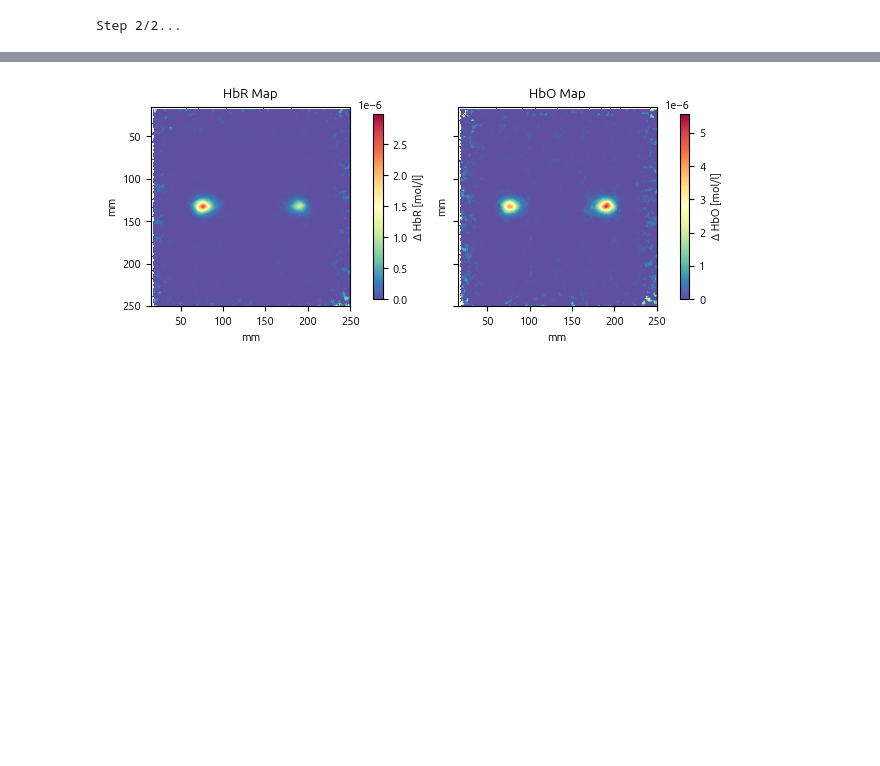
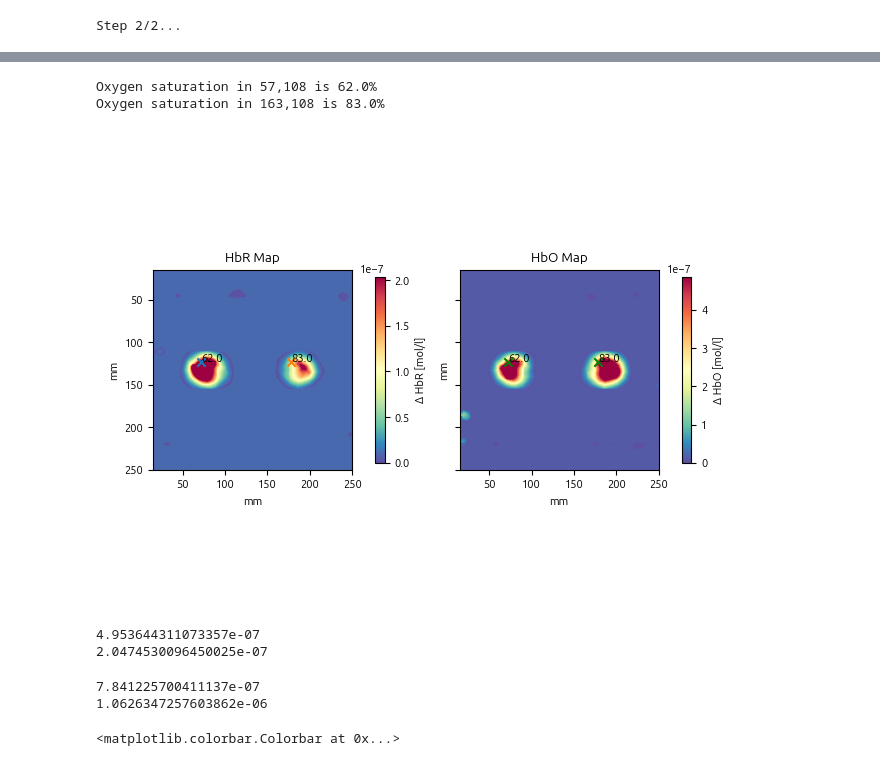
Before and after one commit to nicocarbone/MamoRefCodePublic, a Jupyter notebook: MamoRefRecon2D_MC.ipynb, the cells around one changed output, grey strips where cells are left out. Cells and saved outputs as stored; diff of their text form; code cells hidden in the pictures; blank space fills up the shorter version.

```diff
--- a/MamoRefRecon2D_MC.ipynb
+++ b/MamoRefRecon2D_MC.ipynb
@@ -12,3 +22,11 @@ imagesMC2, shapeImagesMC2 = aux.loadMatStruct("MC2Inc830_2.mat", "flux")
+# %%
+# Perfom smoothing
+
+for i in range(shapeImagesMC1[0]):
+    imagesMC1[i] = aux.fftGauss(imagesMC1[i], fftStrength)[0]
+
+for i in range(shapeImagesMC2[0]):
+    imagesMC2[i] = aux.fftGauss(imagesMC2[i], fftStrength)[0]
 # %%
 # Compute source centers
 
@@ -57,7 +66,7 @@ plt.imshow(imagesDiv1[12])
 # %%
 # Generate 2D reconstruction using gaussian weights
 
-gaussianWeights = aux.gaussian2D(cropSizeX,cropSizeY,int(cropSizeX/2),int(cropSizeX/2),sigma=10,muu=0,contrast=0)
+gaussianWeights = aux.gaussian2D(cropSizeX,cropSizeY,int(cropSizeX/2),int(cropSizeX/2),sigma=sigmaGauss,muu=0,contrast=0)
 
 recon2DAll1, recon2DAllCount1 = aux.recon2D(imagesDiv1, centersPos1, weights=gaussianWeights)
 recon2DAll2, recon2DAllCount2 = aux.recon2D(imagesDiv2, centersPos2, weights=gaussianWeights)
@@ -113,13 +127,20 @@ np.savetxt("MC2Incs_HbOMap.dat", OxyMap_2D_filtered)
+# %%
+interestPositions = [[108,57], [108,163]]
+
+interestSaturations = []
+for i in interestPositions:
+    iSat = aux.O2Sat(OxyMap_2D_filtered[i[0], i[1]], desOxyMap_2D_filtered[i[0], i[1]])
+    interestSaturations.append(iSat)
+    print("Oxygen saturation in {},{} is {}%".format(i[1],i[0],iSat))
+# %% [output]
+Oxygen saturation in 57,108 is 62.0%
+Oxygen saturation in 163,108 is 83.0%
 # %%
-colorMap = "Spectral_r"
-
 font = {'family' : 'ubuntu',
         'weight' : 'regular',
         'size'   : 8}
 
 mp.rc('font', **font)
-
-doTotMap = False
 
 if doTotMap:
         figSats, ((DesOxy, Oxy, Tot)) = plt.subplots(1, 3, sharex=True, sharey=True)
@@ -136,6 +157,12 @@ vmax = median + maxDev * sd
 vmin = 0
 
 figDesOxy = DesOxy.imshow(desOxyMap_2D_filtered, vmin=vmin, vmax=vmax, cmap=mp.colormaps[colorMap], extent=extent)
+for i in range(len(interestPositions)):
+    DesOxy.scatter(interestPositions[i][1]+minValPos,
+                   interestPositions[i][0]+minValPos, marker="x")
+    DesOxy.annotate(str(interestSaturations[i]), (interestPositions[i][1]+minValPos,
+                    interestPositions[i][0]+minValPos))
+
 c1 = figSats.colorbar(figDesOxy, ax=DesOxy, fraction=0.04, pad=0.1)
 c1.set_label("Δ HbR [mol/l]")
 DesOxy.set_xlabel("mm")
@@ -148,32 +175,75 @@ vmin = 0
 
 
 figOxy = Oxy.imshow(OxyMap_2D_filtered, vmin=vmin, vmax=vmax, cmap=mp.colormaps[colorMap], extent=extent)
+for i in range(len(interestPositions)):
+    Oxy.scatter(interestPositions[i][1]+minValPos,
+                   interestPositions[i][0]+minValPos, marker="x", c="green")
+    Oxy.annotate(str(interestSaturations[i]), (interestPositions[i][1]+minValPos,
+                    interestPositions[i][0]+minValPos))
+
 c2 = figSats.colorbar(figOxy, ax=Oxy, fraction=0.04, pad=0.1)
 c2.set_label("Δ HbO [mol/l]")
 Oxy.set_xlabel("mm")
 Oxy.set_ylabel("mm")
 
 if doTotMap:
         TotMap_2D = desOxyMap_2D_filtered + OxyMap_2D_filtered
 
         sd = np.nanstd(TotMap_2D)
         median = np.nanmedian(TotMap_2D)
         vmax = median + maxDev * sd
         vmin = 0
 
 
         figTot = Tot.imshow(TotMap_2D, vmin=vmin, vmax=vmax, cmap=mp.colormaps[colorMap], extent=extent)
+        for i in range(len(interestPositions)):
+                Tot.scatter(interestPositions[i][1]+minValPos,
+                                interestPositions[i][0]+minValPos, marker="x")
+                Tot.annotate(str(interestSaturations[i]), (interestPositions[i][1]+minValPos,
+                                interestPositions[i][0]+minValPos))
+
         c3 = figSats.colorbar(figTot, ax=Tot, fraction=0.04, pad=0.1)
         c3.set_label("Δ HbTot [mol/l]")
 
         Tot.set_title("Total HB HBMap")
 
 DesOxy.set_title("HbR Map")
 
 Oxy.set_title("HbO Map")
 
 figSats.tight_layout()
 
+plt.show()
+
 figSats.savefig("MC2Incs_HbXMaps_noTot.png", bbox_inches='tight', dpi=300)
 # %% [output]
-[figure, old version]
+[figure, new version]
+# %%
+plt.plot(desOxyMap_2D_filtered[108,:])
+print(np.nanmax(desOxyMap_2D_filtered[108,0:100]))
+print(np.max(desOxyMap_2D_filtered[108,100:200]))
+# %% [output]
+4.953644311073357e-07
+2.0474530096450025e-07
+# %%
+plt.plot(OxyMap_2D_filtered[105,:])
+print(np.nanmax(OxyMap_2D_filtered[105,0:100]))
+print(np.nanmax(OxyMap_2D_filtered[105,100:200]))
+# %% [output]
+7.841225700411137e-07
+1.0626347257603862e-06
+# %%
+desOxyMap_2D_filtered2 = desOxyMap_2D_filtered
+desOxyMap_2D_filtered2[desOxyMap_2D_filtered2<0] = 1e-8
+desOxyMap_2D_filtered2[np.isnan(desOxyMap_2D_filtered2)] = 1e-8
+
+OxyMap_2D_filtered2 = OxyMap_2D_filtered
+OxyMap_2D_filtered2[OxyMap_2D_filtered2<0] = 1e-8
+OxyMap_2D_filtered2[np.isnan(OxyMap_2D_filtered2)] = 1e-8
+
+satMap = OxyMap_2D_filtered2/(OxyMap_2D_filtered2+desOxyMap_2D_filtered2)
+
+plt.imshow(satMap[75:135,:])
+plt.colorbar()
+# %% [output]
+<matplotlib.colorbar.Colorbar at 0x...>
```
Also changed, not shown: parts of 8 cells of this notebook, 4 other files.
